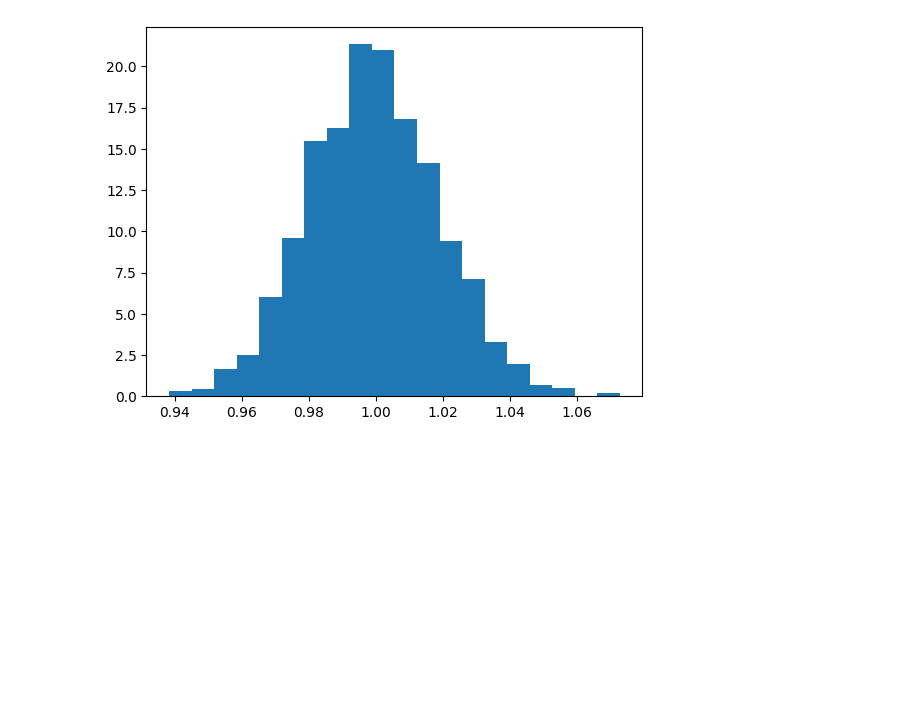
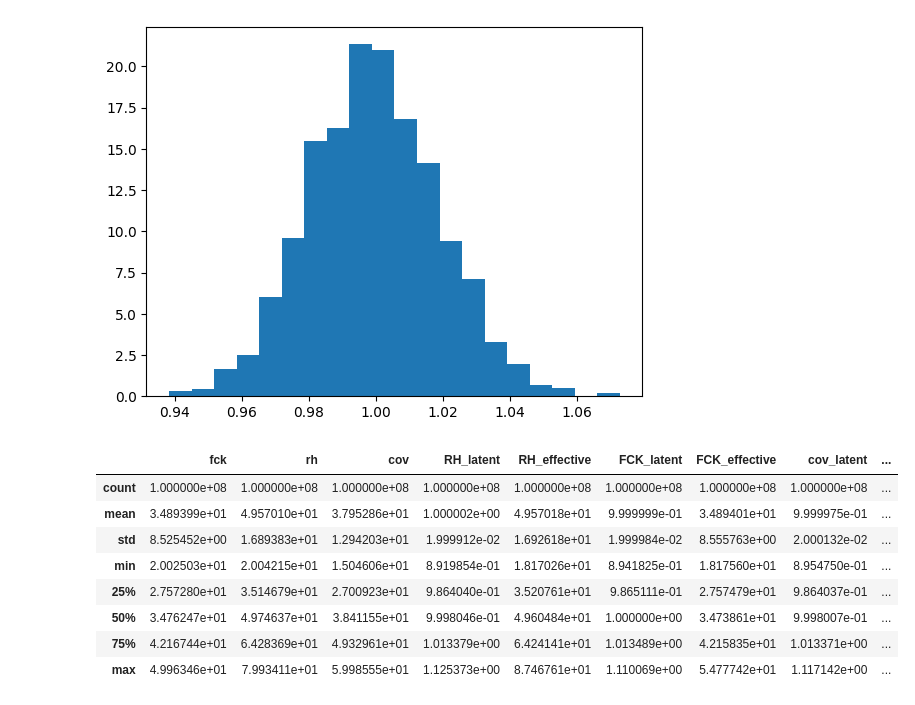
Before and after one commit to Pesquisa-UFCAT/2024-1_victor_hugo_renata_maria, a Jupyter notebook: beam_problem_1/01_glam_real_data/testes_gerais_distrib.ipynb, the cells around one changed output. Cells and saved outputs as stored; diff of their text form; code cells hidden in the pictures; blank space fills up the shorter version.

Commit message:
feat: correções dataset e novo controle

```diff
--- a/beam_problem_1/01_glam_real_data/testes_gerais_distrib.ipynb
+++ b/beam_problem_1/01_glam_real_data/testes_gerais_distrib.ipynb
@@ -9,0 +31,7 @@ file_loaded
+# %%
+#10000 0,0
+import dill
+filename_stats = f'/home/tempestade/Documentos/2024-1_victor_hugo_renata_maria/beam_problem_1/pce_validation_stats_0.00 test 10000_install_1990_cement_3_exposure_2.pkl'
+with open(filename_stats, 'rb') as f:
+    file_loaded = dill.load(f)
+file_loaded
@@ -9,0 +41,7 @@ file_loaded
+# %%
+#1000 0,0
+import dill
+filename_stats = f'/home/tempestade/Documentos/2024-1_victor_hugo_renata_maria/beam_problem_1/pce_validation_stats_100.0_install_1990_cement_3_exposure_2.pkl'
+with open(filename_stats, 'rb') as f:
+    file_loaded = dill.load(f)
+file_loaded
@@ -9,0 +51,7 @@ file_loaded
+# %%
+#1000 150,0
+import dill
+filename_stats = f'/home/tempestade/Documentos/2024-1_victor_hugo_renata_maria/beam_problem_1/pce_validation_stats_133.33333333333334_install_1990_cement_3_exposure_2.pkl'
+with open(filename_stats, 'rb') as f:
+    file_loaded = dill.load(f)
+file_loaded
@@ -9,0 +61,7 @@ file_loaded
+# %%
+#1000 150,0
+import dill
+filename_stats = f'/home/tempestade/Documentos/2024-1_victor_hugo_renata_maria/beam_problem_1/100000_dataset_unique_150.0_install_1990_cement_3_exposure_2.pkl'
+with open(filename_stats, 'rb') as f:
+    file_loaded = dill.load(f)
+file_loaded.describe()
@@ -34,3 +102,20 @@ plt.hist(cov_latent, bins=20, density=True)
         1.07274365]),
  <BarContainer object of 20 artists>)
 [figure]
+# %%
+#1000 150,0
+import dill
+filename_stats = f'/home/tempestade/Documentos/2024-1_victor_hugo_renata_maria/beam_problem_1/100000_dataset_full_16.666666666666668_install_1990_cement_3_exposure_2.pkl'
+with open(filename_stats, 'rb') as f:
+    file_loaded = dill.load(f)
+file_loaded.describe()
+# %% [output]
+|  | fck | rh | cov | RH_latent | RH_effective | FCK_latent | FCK_effective | cov_latent | ... |
+| count | 1.000000e+08 | 1.000000e+08 | 1.000000e+08 | 1.000000e+08 | 1.000000e+08 | 1.000000e+08 | 1.000000e+08 | 1.000000e+08 | ... |
+| mean | 3.489399e+01 | 4.957010e+01 | 3.795286e+01 | 1.000002e+00 | 4.957018e+01 | 9.999999e-01 | 3.489401e+01 | 9.999975e-01 | ... |
+| std | 8.525452e+00 | 1.689383e+01 | 1.294203e+01 | 1.999912e-02 | 1.692618e+01 | 1.999984e-02 | 8.555763e+00 | 2.000132e-02 | ... |
+| min | 2.002503e+01 | 2.004215e+01 | 1.504606e+01 | 8.919854e-01 | 1.817026e+01 | 8.941825e-01 | 1.817560e+01 | 8.954750e-01 | ... |
+| 25% | 2.757280e+01 | 3.514679e+01 | 2.700923e+01 | 9.864040e-01 | 3.520761e+01 | 9.865111e-01 | 2.757479e+01 | 9.864037e-01 | ... |
+| 50% | 3.476247e+01 | 4.974637e+01 | 3.841155e+01 | 9.998046e-01 | 4.960484e+01 | 1.000000e+00 | 3.473861e+01 | 9.998007e-01 | ... |
+| 75% | 4.216744e+01 | 6.428369e+01 | 4.932961e+01 | 1.013379e+00 | 6.424141e+01 | 1.013489e+00 | 4.215835e+01 | 1.013371e+00 | ... |
+| max | 4.996346e+01 | 7.993411e+01 | 5.998555e+01 | 1.125373e+00 | 8.746761e+01 | 1.110069e+00 | 5.477742e+01 | 1.117142e+00 | ... |
```
Also changed, not shown: parts of 10 cells of this notebook, 32 other files.
